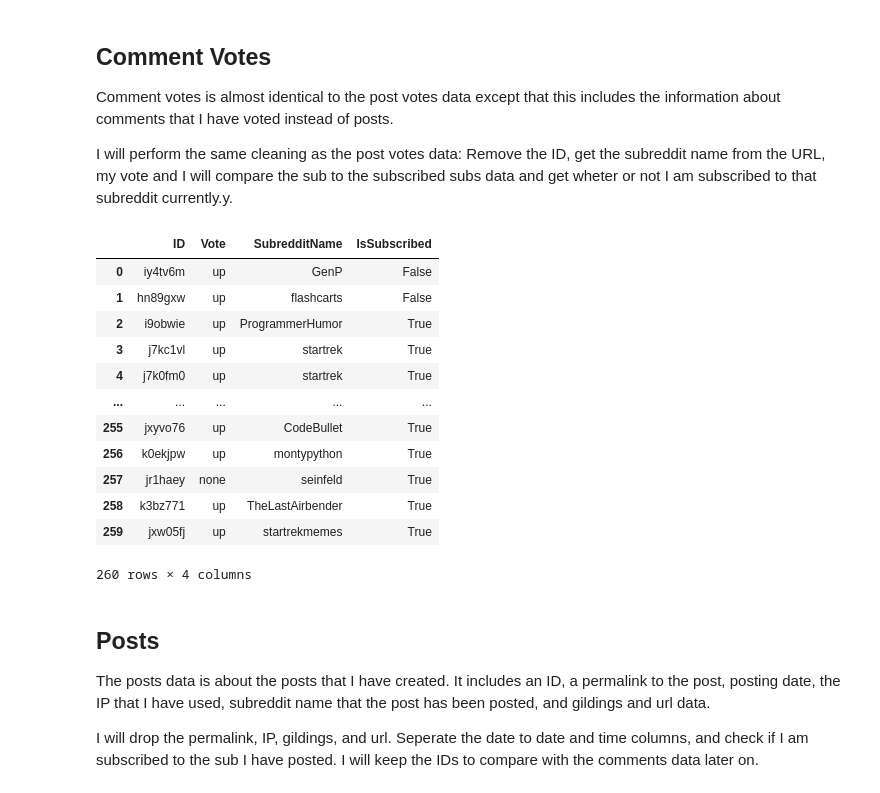
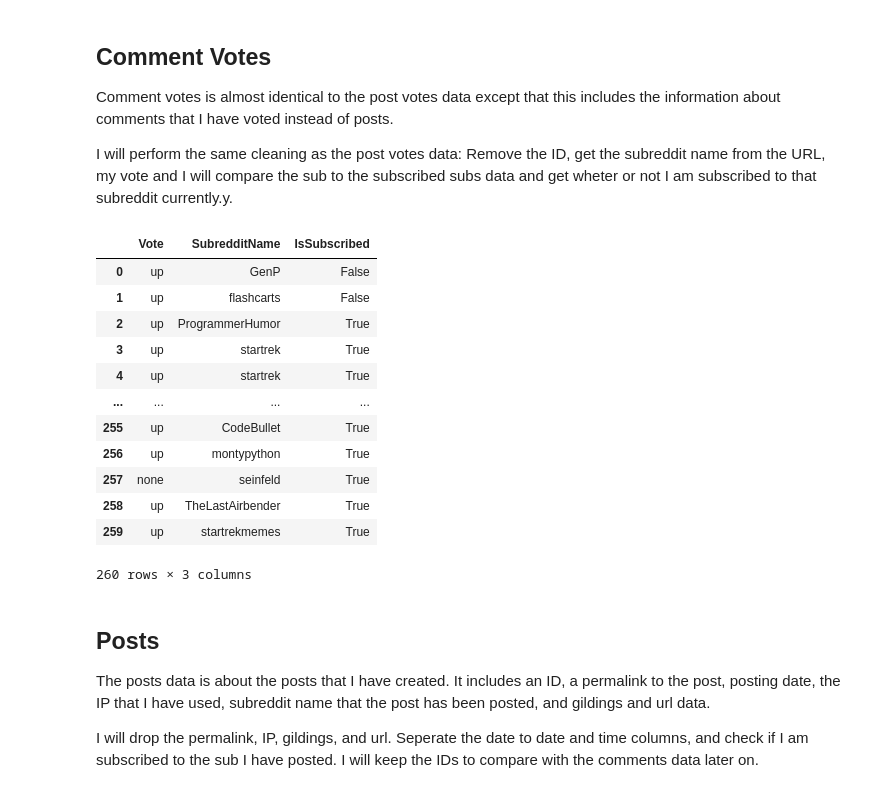
Before and after one commit to firatbatar/my-reddit-data, a Jupyter notebook: reddit_analysis.ipynb, the cells around one changed output. Cells and saved outputs as stored; diff of their text form; code cells hidden in the pictures.

```diff
--- a/reddit_analysis.ipynb
+++ b/reddit_analysis.ipynb
@@ -190,7 +190,7 @@ I will get the subreddit name from the URL, my vote and I will compare the sub t
 # %%
 # Read the file, rename the vote direction and id columns.
 fname = "post_votes.csv"
-post_votes_df = pd.read_csv(data_path + fname).rename(columns={"direction": "Vote", "id": "ID"})
+post_votes_df = pd.read_csv(data_path + fname).rename(columns={"direction": "Vote"}).drop(columns="id")
 # %%
 # Add the new columns
 post_votes_df[["SubredditName", "IsSubscribed"]] = None
@@ -209,7 +209,6 @@ for idx in range(len(post_votes_df["permalink"])):
     post_vote_dict["IsSubscribed"] = is_subscribed_to(sub_name, subreddits_df)
 
     # Add the existing data to the new row dictionary
-    post_vote_dict["ID"] = post_votes_df.loc[idx, "ID"]
     post_vote_dict["permalink"] = permalink
     post_vote_dict["Vote"] = post_votes_df.loc[idx, "Vote"]
 
@@ -242,53 +241,52 @@ Comment votes is almost identical to the post votes data except that this includ
 
 I will perform the same cleaning as the post votes data: Remove the ID, get the subreddit name from the URL, my vote and I will compare the sub to the subscribed subs data and get wheter or not I am subscribed to that subreddit currently.y.
 # %%
-# Read the file, rename the vote direction and id columns.
+# Read the file, rename the vote direction column and drop the id column.
 fname = "comment_votes.csv"
-comment_votes_df = pd.read_csv(data_path + fname).rename(columns={"direction": "Vote", "id": "ID"})
+comment_votes_df = pd.read_csv(data_path + fname).rename(columns={"direction": "Vote"}).drop(columns="id")
 # %%
 # Add the new columns
 comment_votes_df[["SubredditName", "IsSubscribed"]] = None
 
 for idx in range(len(comment_votes_df["permalink"])):
     comment_vote_dict = {"SubredditName": None, "IsSubscribed": None}
 
     # Get the sub name from the link
     permalink = comment_votes_df.loc[idx, "permalink"]
     start_idx = permalink.find("r/") + 2
     stop_idx = permalink.find("/", start_idx)
     sub_name = permalink[start_idx:stop_idx]
     comment_vote_dict["SubredditName"] = sub_name
 
     # Check if the sub is subscribed
     comment_vote_dict["IsSubscribed"] = is_subscribed_to(sub_name, subreddits_df)
 
     # Add the existing data to the new row dictionary
-    comment_vote_dict["ID"] = comment_votes_df.loc[idx, "ID"]
     comment_vote_dict["permalink"] = permalink
     comment_vote_dict["Vote"] = comment_votes_df.loc[idx, "Vote"]
 
     # Add the new row data
     comment_votes_df.iloc[idx] = comment_vote_dict
 
 # Drop the permalink column
 comment_votes_df = comment_votes_df.drop(columns="permalink")
 # Specify the Dtypes for later use
 comment_votes_df["IsSubscribed"] = comment_votes_df["IsSubscribed"].astype(dtype="bool")
 comment_votes_df
 # %% [output]
-|  | ID | Vote | SubredditName | IsSubscribed |
-| 0 | iy4tv6m | up | GenP | False |
-| 1 | hn89gxw | up | flashcarts | False |
-| 2 | i9obwie | up | ProgrammerHumor | True |
-| 3 | j7kc1vl | up | startrek | True |
-| 4 | j7k0fm0 | up | startrek | True |
-| ... | ... | ... | ... | ... |
-| 255 | jxyvo76 | up | CodeBullet | True |
-| 256 | k0ekjpw | up | montypython | True |
-| 257 | jr1haey | none | seinfeld | True |
-| 258 | k3bz771 | up | TheLastAirbender | True |
-| 259 | jxw05fj | up | startrekmemes | True |
+|  | Vote | SubredditName | IsSubscribed |
+| 0 | up | GenP | False |
+| 1 | up | flashcarts | False |
+| 2 | up | ProgrammerHumor | True |
+| 3 | up | startrek | True |
+| 4 | up | startrek | True |
+| ... | ... | ... | ... |
+| 255 | up | CodeBullet | True |
+| 256 | up | montypython | True |
+| 257 | none | seinfeld | True |
+| 258 | up | TheLastAirbender | True |
+| 259 | up | startrekmemes | True |
-260 rows × 4 columns
+260 rows × 3 columns
 # %% [markdown]
 ## Posts
 
```
Also changed, not shown: parts of 1 cell of this notebook.
